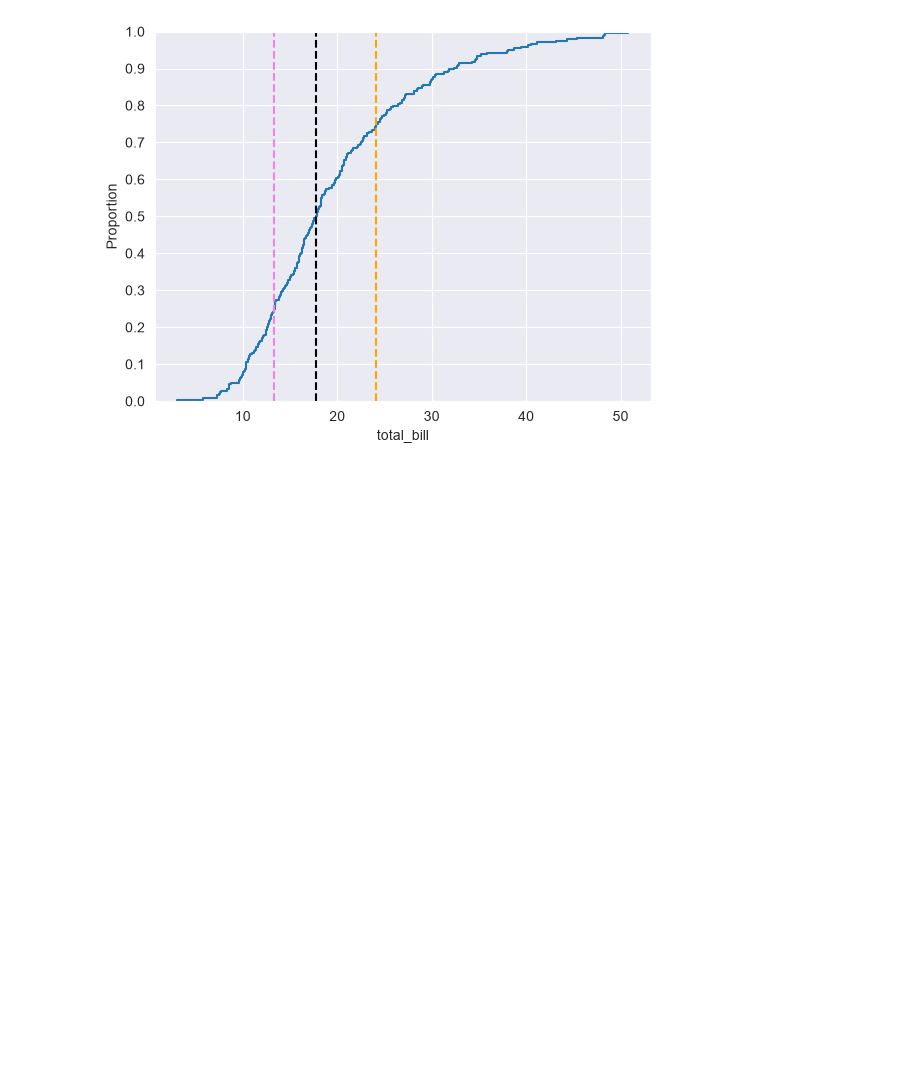
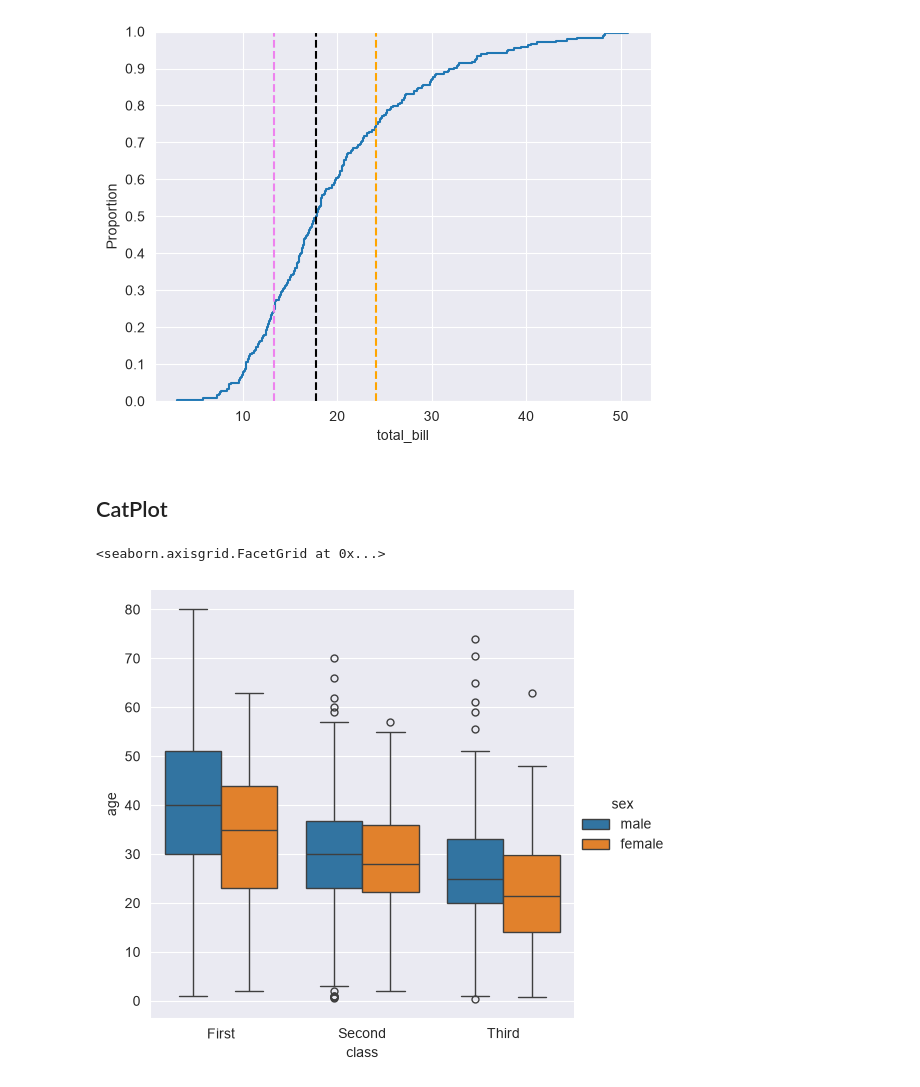
Before and after one commit to DashPgi/PyTraining, a Jupyter notebook: Machine-learning/Matplotlib-Seaborn/sea.ipynb, the cells around one changed output. Drawn from its saved outputs; the diff is of its cells as text; code cells hidden in the pictures; blank space fills up the shorter version.

```diff
--- a/Machine-learning/Matplotlib-Seaborn/sea.ipynb
+++ b/Machine-learning/Matplotlib-Seaborn/sea.ipynb
@@ -282,3 +282,16 @@ ax.set_yticks(np.arange(0, 1.1, 0.1))
  <matplotlib.axis.YTick at 0x...>,
  <matplotlib.axis.YTick at 0x...>]
 [figure]
+# %% [markdown]
+## CatPlot
+# %%
+sea.catplot(
+    data=titanic_df,
+    x="class",
+    y="age",
+    hue="sex",
+    kind="box",
+)
+# %% [output]
+<seaborn.axisgrid.FacetGrid at 0x...>
+[figure, added]
```
Also changed, not shown: 1 other file.
